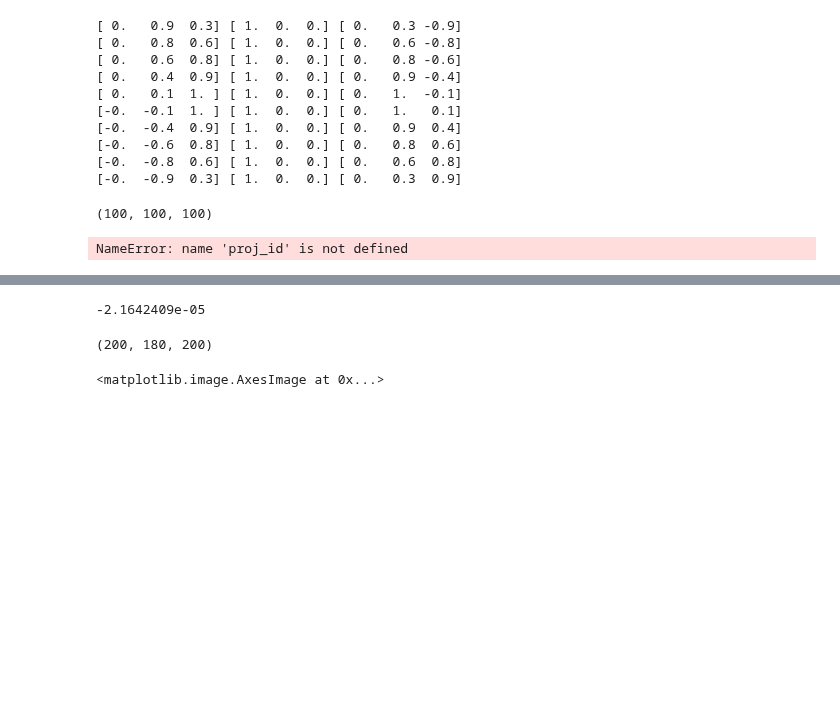
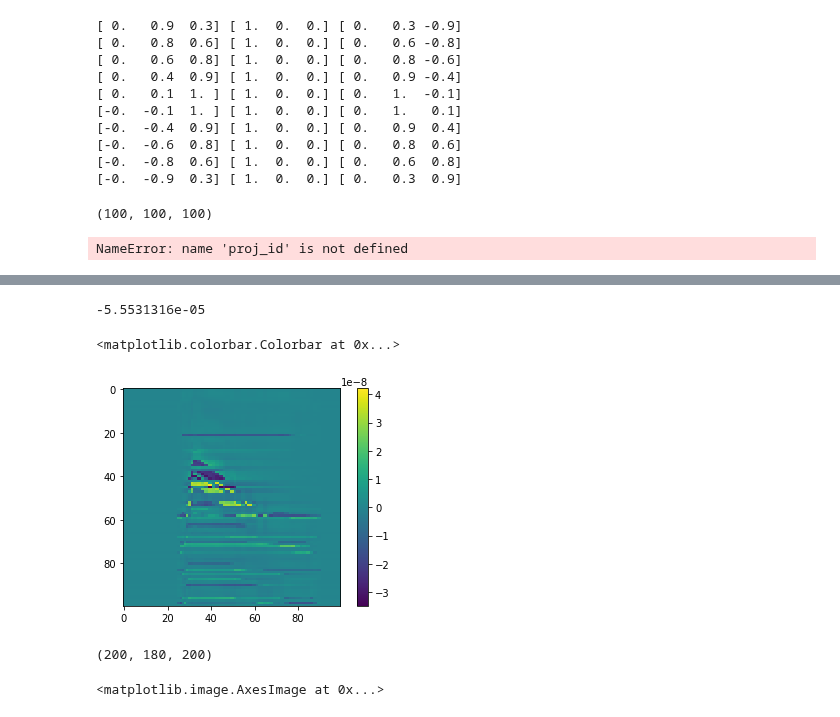
Before and after one commit to grlewis333/phd-work, a Jupyter notebook: multi-axis-tomo/scalar-rot-proj.ipynb, the cells around one changed output, grey strips where cells are left out. Saved outputs shown, nothing was run; the diff lists cells and outputs as text; code cells hidden in the pictures; blank space fills up the shorter version.

```diff
--- a/multi-axis-tomo/scalar-rot-proj.ipynb
+++ b/multi-axis-tomo/scalar-rot-proj.ipynb
@@ -29,6 +29,7 @@ vectors = []
 thetas = []
 for ax in np.linspace(-70,70,10):
     vector = multi_axis.get_astravec(ax,ay,az)
+    vector[0:3] = np.array(multi_axis.rotation_matrix(ax,ay,az)).dot([0,0,1])
     thetas.append(ax*np.pi/180)
     vectors.append(vector)
     P_rot = multi_axis.rotate_bulk(P,ax,ay,az)
@@ -151,7 +152,7 @@ alg_cfg['ProjectionDataId'] = projections_id
 alg_cfg['ReconstructionDataId'] = reconstruction_id
 algorithm_id = astra.algorithm.create(alg_cfg)
 # %%
-astra.algorithm.run(algorithm_id)
+astra.algorithm.run(algorithm_id,iterations=10)
 reconstruction = astra.data3d.get(reconstruction_id)
 np.shape(reconstruction)
 # %% [output]
@@ -177,10 +183,17 @@ plt.imshow(np.mean(reconstruction,axis=0))
 # %%
-#recon_normal = copy.deepcopy(reconstruction)
-recon_vector = copy.deepcopy(reconstruction)
+recon_normal = copy.deepcopy(reconstruction)
+#recon_vector = copy.deepcopy(reconstruction)
 # %%
 np.sum(recon_vector-recon_normal)
 # %% [output]
--2.1642409e-05
+-5.5531316e-05
+# %%
+a = recon_normal-recon_vector
+plt.imshow(np.mean(a,axis=0))
+plt.colorbar()
+# %% [output]
+<matplotlib.colorbar.Colorbar at 0x...>
+[figure, added]
 # %%
 # Create synthetic dataset
 from __future__ import division
```
Also changed, not shown: parts of 3 cells of this notebook.
